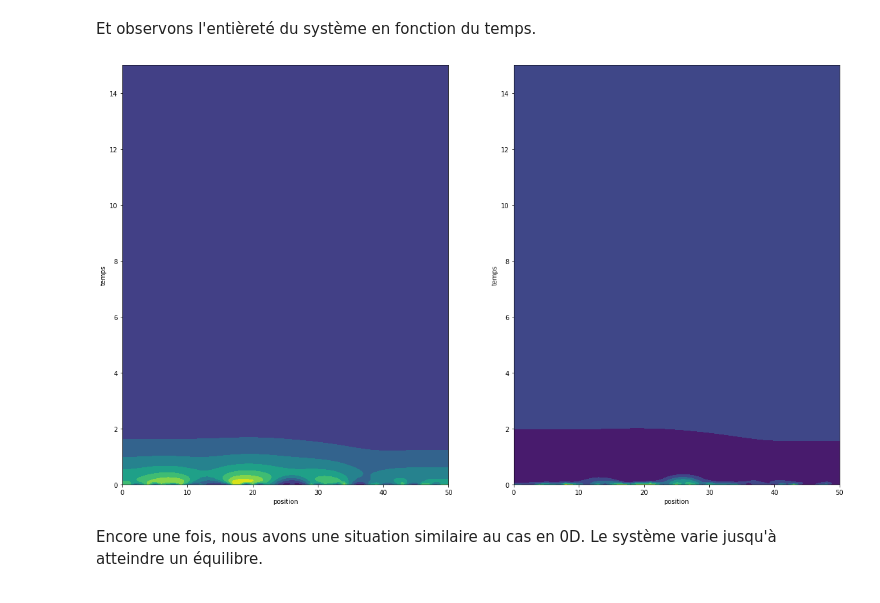
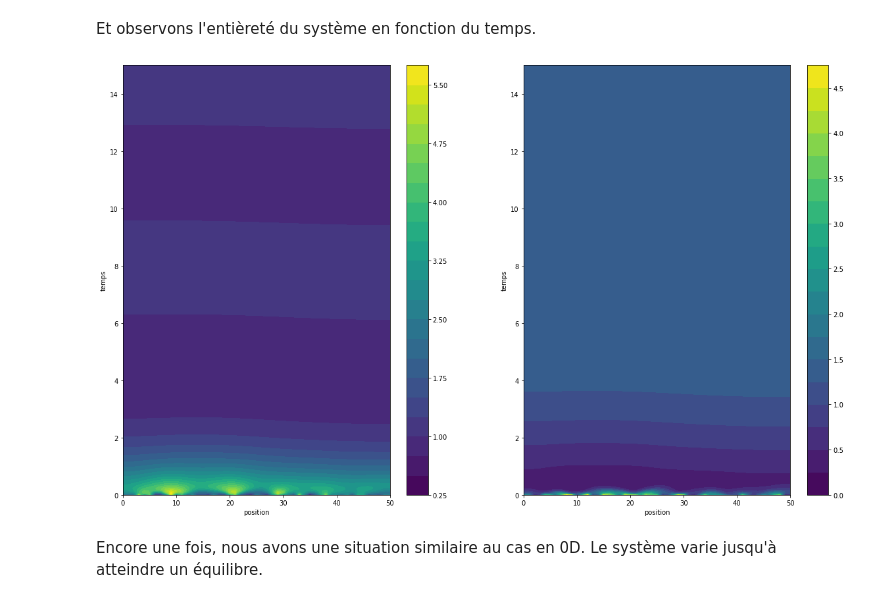
Before and after one commit to quent142/Projet-sim-num-Quentin-Jonathan, a Jupyter notebook: Notebook_Brusselator.ipynb, the cells around one changed output. Cells and saved outputs as stored; diff of their text form; code cells hidden in the pictures.

```diff
--- a/Notebook_Brusselator.ipynb
+++ b/Notebook_Brusselator.ipynb
@@ -488,16 +492,18 @@ Et observons l'entièreté du système en fonction du temps.
 # %%
 fig3_3 = plt.figure(figsize=(20,12))
 [xx,tt] = np.meshgrid(x,np.linspace(0,time,T+1))
 ax1 = plt.subplot(121)
 ax1.set_xlabel("position")
 ax1.set_ylabel("temps")
-graphe_1 = plt.contourf(xx,tt,np.transpose(u))
+graphe_1 = plt.contourf(xx,tt,np.transpose(u),20)
 ax2 = plt.subplot(122)
 ax2.set_xlabel("position")
 ax2.set_ylabel("temps")
-graphe_2 = plt.contourf(xx,tt,np.transpose(v))
+graphe_2 = plt.contourf(xx,tt,np.transpose(v),20)
+fig3_3.colorbar(graphe_1,ax = ax1)
+fig3_3.colorbar(graphe_2,ax = ax2)
 plt.show()
 # %% [output]
-[figure, old version]
+[figure, new version]
 # %% [markdown]
 Encore une fois, nous avons une situation similaire au cas en 0D. Le système varie jusqu'à atteindre un équilibre.
```
Also changed, not shown: parts of 7 cells of this notebook.
